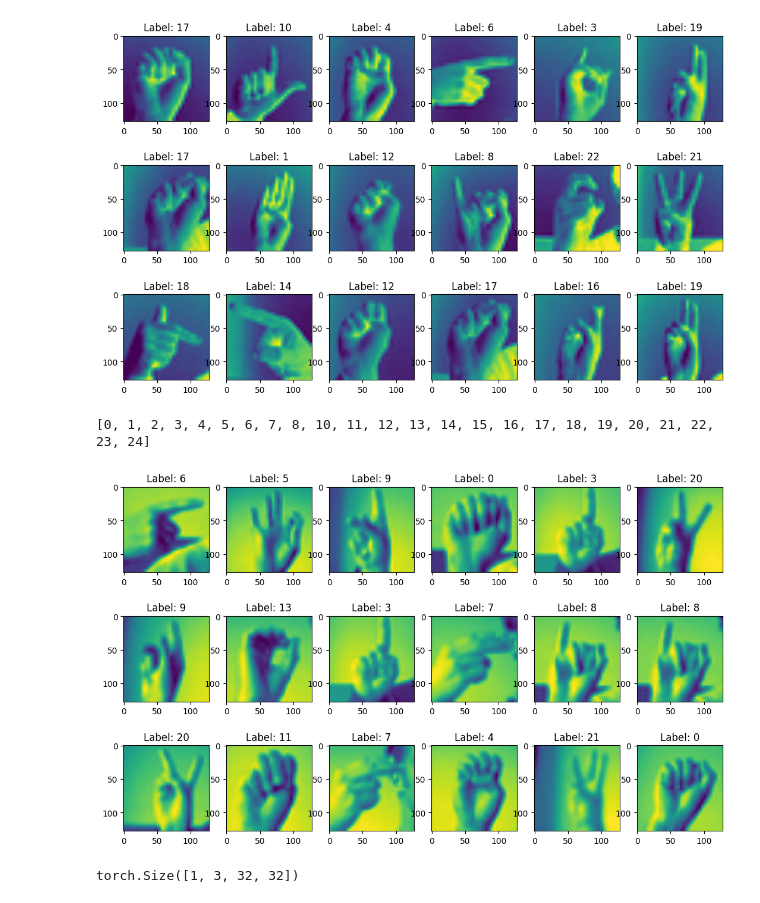
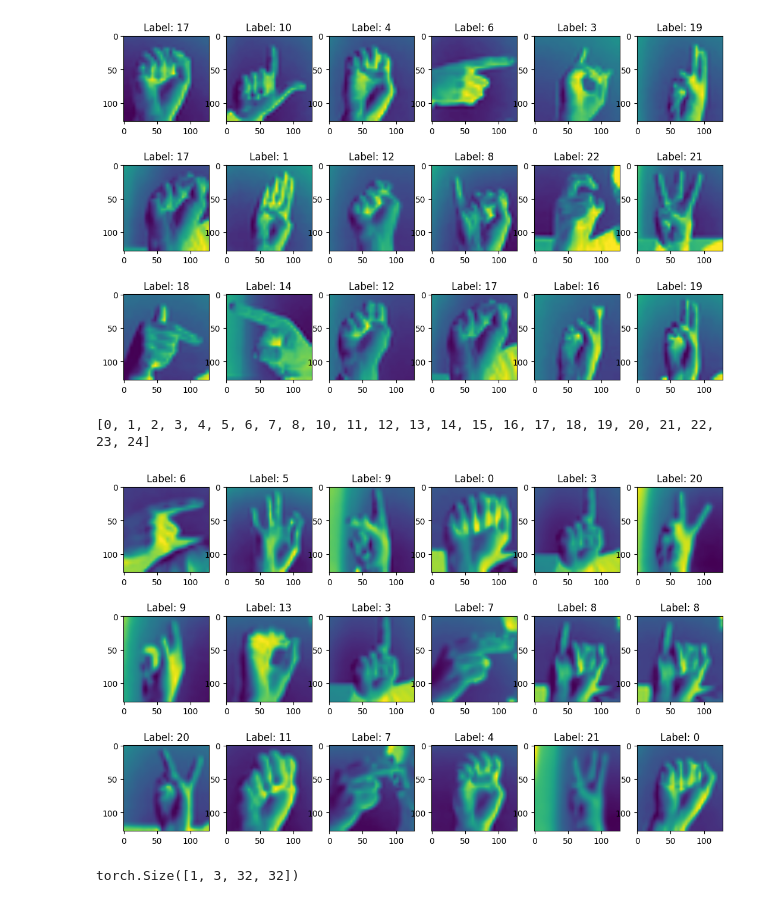
Before and after one commit to Horizon-42/sign_languages, a Jupyter notebook: test.ipynb, the cells around one changed output. Drawn from its saved outputs; the diff is of its cells as text; code cells hidden in the pictures.

```diff
--- a/test.ipynb
+++ b/test.ipynb
@@ -53,21 +53,26 @@ torch.Size([1, 1, 128, 128])
 # %%
 # Read todoexample, make sure the l"abels also didn't include 9
 todo_example = read_tensor_dataset(
     "data/thws-mai-idl-ss-25-sign-language/SignLanguage_kaggle/todo_example.pth")
 
 img, labels = todo_example[:]
 sorted_labels = sorted(list(set(labels.tolist())))
 print(sorted_labels)
 
 tod_ex_dataset = SignLanguageDataset(
-    todo_example, transform=transform)
+    todo_example, transform=v2.Compose(
+        [
+            v2.Lambda(max_channel),
+            v2.Resize(size=(IMAGE_SIZE, IMAGE_SIZE)),
+        ]
+    ))
 
 todo_ex_dataloader = iter(DataLoader(tod_ex_dataset))
 
 plot_dataset(todo_ex_dataloader)
 # %% [output]
 [0, 1, 2, 3, 4, 5, 6, 7, 8, 10, 11, 12, 13, 14, 15, 16, 17, 18, 19, 20, 21, 22, 23, 24]
-[figure, old version]
+[figure, new version]
 # %%
 # Read todo, make sure the l"abels also didn't include 9
 todo_data = read_tensor_dataset(
```
Also changed, not shown: parts of 2 cells of this notebook, 2 other files.
